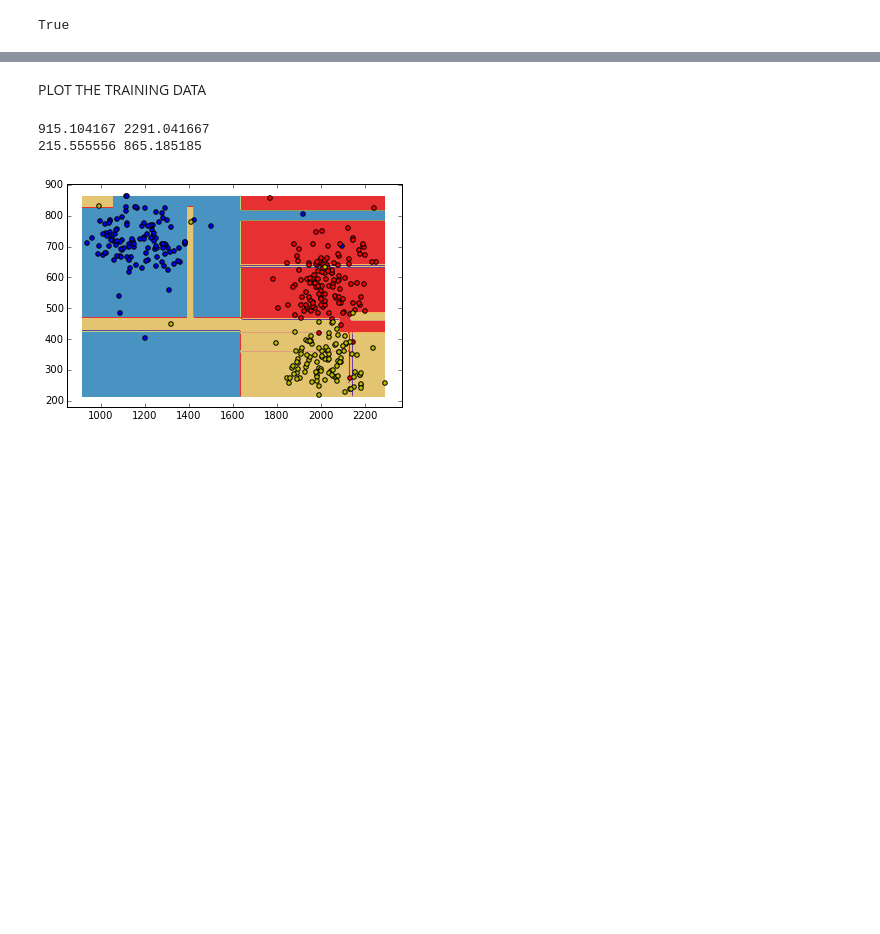
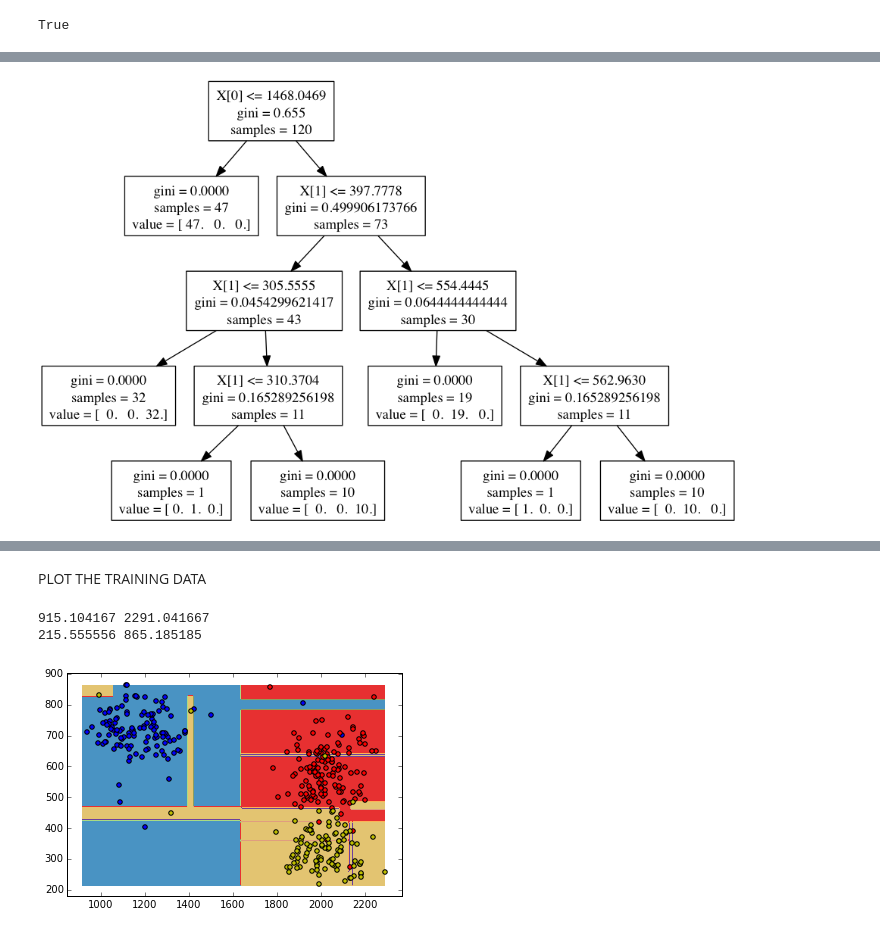
Before and after one commit to akeshavan/touchscreen_ml, a Jupyter notebook: project.ipynb, the cells around one changed output, grey strips where cells are left out. Drawn from its saved outputs; the diff is of its cells as text; code cells hidden in the pictures; blank space fills up the shorter version.

```diff
--- a/project.ipynb
+++ b/project.ipynb
@@ -130,6 +130,6 @@ graph.write_pdf("graph.pdf")
 # %% [output]
 True
 # %%
-from IPython.display import IFrame
-IFrame('graph.pdf',width=700,height=500)
+from IPython.display import Image
+Image('graph.png',width=700,height=500)
 # %% [output]
@@ -137,3 +136,4 @@ IFrame('graph.pdf',width=700,height=500)
+[figure, added]
 # %%
 trained_results = tree_clf.predict(X[:360,:])
 tested_results = tree_clf.predict(X[360:,:])
```
Also changed, not shown: parts of 9 cells of this notebook, 12 other files.
